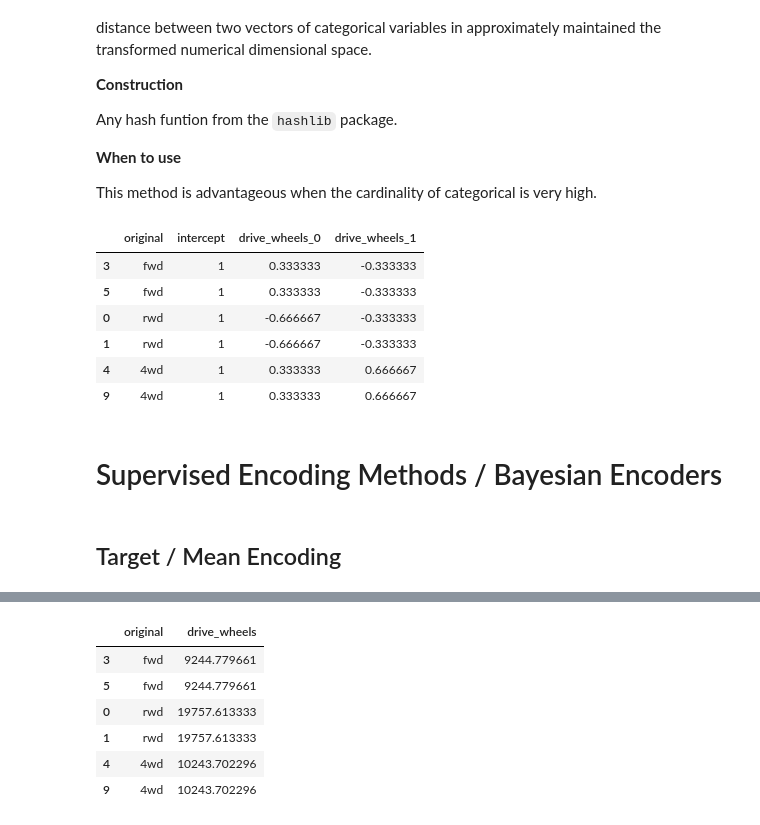
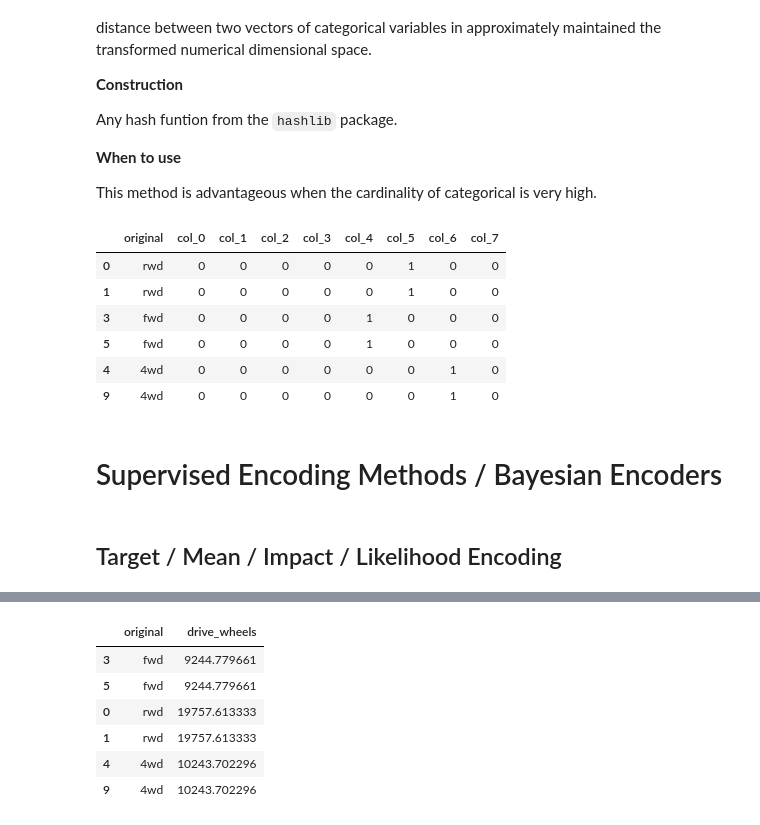
Before and after one commit to pbr142/handson-ml, a Jupyter notebook: materials/06_encoders.ipynb, the cells around one changed output, grey strips where cells are left out. Cells and saved outputs as stored; diff of their text form; code cells hidden in the pictures.

```diff
--- a/materials/06_encoders.ipynb
+++ b/materials/06_encoders.ipynb
@@ -21,3 +42,26 @@ import pandas as pd
+# %%
+import requests
+import category_encoders as ce
+import numpy as np
+import pandas as pd
+
+def encode_var(var, encoder, y=None):
+    if y is None:
+        encoder.fit(var)
+    else:
+        encoder.fit(var, y)
+    new_var = encoder.transform(var)
+    if isinstance(new_var, pd.DataFrame):
+        new_var.insert(0, 'original', var)
+        return new_var
+    else:
+        return pd.DataFrame({'original': var, 'encoder': new_var})
+
+def print_res(res, rows_per_level=2):
+    out = pd.DataFrame(columns=res.columns)
+    for lvl in res.original.unique():
+        out = out.append(res[res.original==lvl].head(rows_per_level))
+    return out
 # %%
 download_data = False
 # %%
@@ -84,9 +129,3 @@ def encode_var(var, encoder, y=None):
-# %%
-def print_res(res, rows_per_level=2):
-    out = pd.DataFrame(columns=res.columns)
-    for lvl in res.original.value_counts().index.values:
-        out = out.append(res[res.original==lvl].head(rows_per_level))
-    return out
 # %% [markdown]
 ## Label Encoding
 # %% [markdown]
@@ -439,21 +530,21 @@ Any hash funtion from the `hashlib` package.
 
 This method is advantageous when the cardinality of categorical is very high.
 # %%
-encoder = ce.backward_difference.BackwardDifferenceEncoder()
+encoder = ce.hashing.HashingEncoder()
 res = encode_var(df[["drive_wheels"]], encoder)
 print_res(res)
 # %% [output]
-|  | original | intercept | drive_wheels_0 | drive_wheels_1 |
-| 3 | fwd | 1 | 0.333333 | -0.333333 |
-| 5 | fwd | 1 | 0.333333 | -0.333333 |
-| 0 | rwd | 1 | -0.666667 | -0.333333 |
-| 1 | rwd | 1 | -0.666667 | -0.333333 |
-| 4 | 4wd | 1 | 0.333333 | 0.666667 |
-| 9 | 4wd | 1 | 0.333333 | 0.666667 |
+|  | original | col_0 | col_1 | col_2 | col_3 | col_4 | col_5 | col_6 | col_7 |
+| 0 | rwd | 0 | 0 | 0 | 0 | 0 | 1 | 0 | 0 |
+| 1 | rwd | 0 | 0 | 0 | 0 | 0 | 1 | 0 | 0 |
+| 3 | fwd | 0 | 0 | 0 | 0 | 1 | 0 | 0 | 0 |
+| 5 | fwd | 0 | 0 | 0 | 0 | 1 | 0 | 0 | 0 |
+| 4 | 4wd | 0 | 0 | 0 | 0 | 0 | 0 | 1 | 0 |
+| 9 | 4wd | 0 | 0 | 0 | 0 | 0 | 0 | 1 | 0 |
 # %% [markdown]
 # Supervised Encoding Methods / Bayesian Encoders
 # %% [markdown]
-## Target / Mean Encoding
+## Target / Mean / Impact / Likelihood Encoding
 # %% [markdown]
 **Description**
 
```
Also changed, not shown: parts of 53 cells of this notebook.
